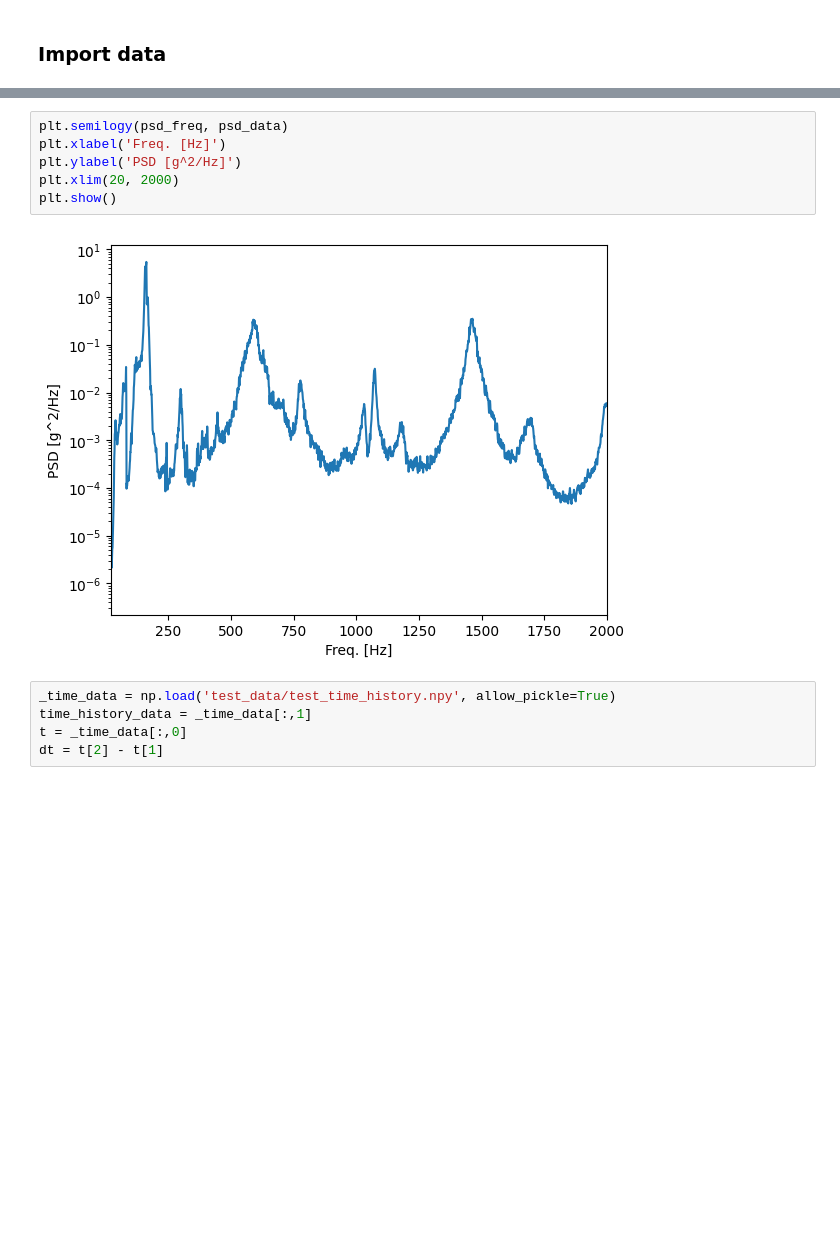
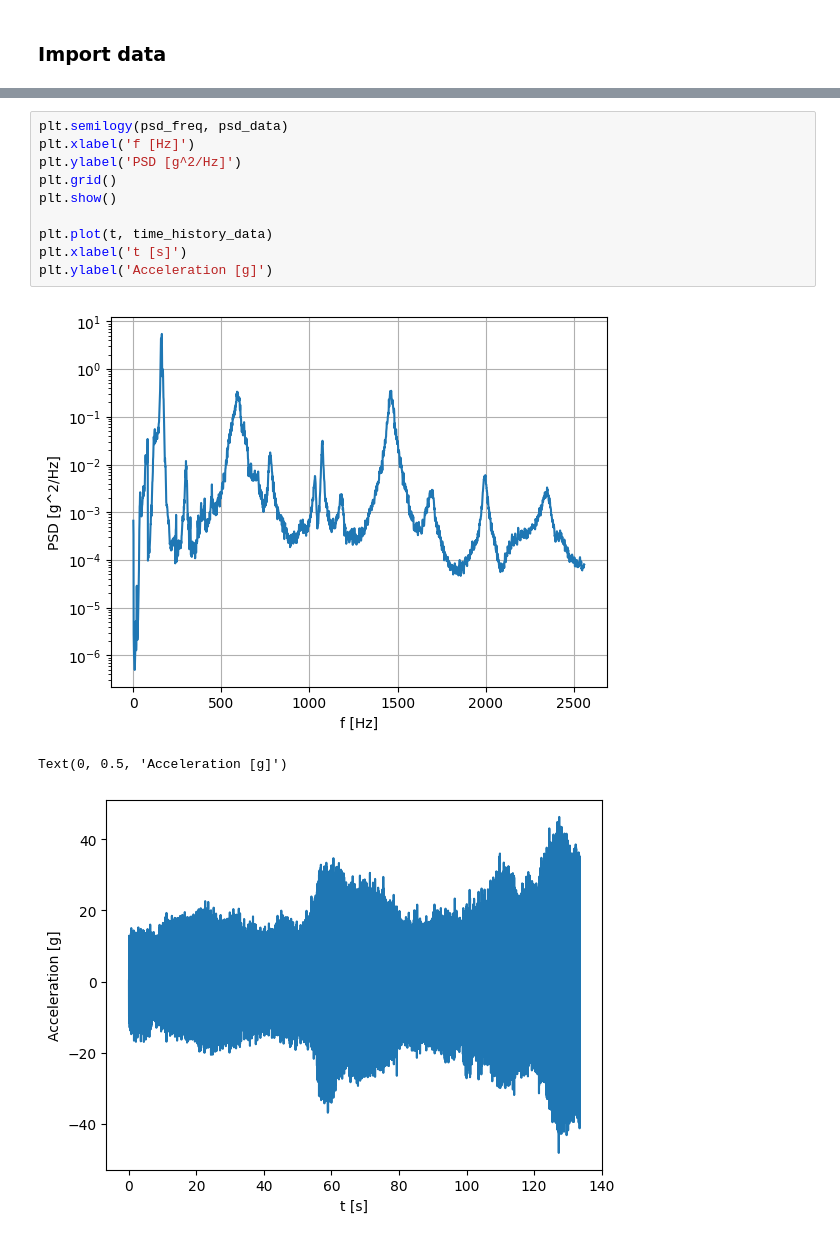
Before and after one commit to jasasonc/FatigueDS, a Jupyter notebook: Showcase Random.ipynb, the cells around one changed output, grey strips where cells are left out. Saved outputs shown, nothing was run; the diff lists cells and outputs as text; blank space fills up the shorter version.

```diff
--- a/Showcase Random.ipynb
+++ b/Showcase Random.ipynb
@@ -233,13 +227,14 @@ psd_data = _psd_data[:,1]
 # %%
 plt.semilogy(psd_freq, psd_data)
-plt.xlabel('Freq. [Hz]')
+plt.xlabel('f [Hz]')
 plt.ylabel('PSD [g^2/Hz]')
-plt.xlim(20, 2000)
+plt.grid()
 plt.show()
+
+plt.plot(t, time_history_data)
+plt.xlabel('t [s]')
+plt.ylabel('Acceleration [g]')
 # %% [output]
-[figure, old version]
+[figure, new version]
+Text(0, 0.5, 'Acceleration [g]')
+[figure, added]
-# %%
-_time_data = np.load('test_data/test_time_history.npy', allow_pickle=True)
-time_history_data = _time_data[:,1]
-t = _time_data[:,0]
-dt = t[2] - t[1]
```
Also changed, not shown: parts of 77 cells of this notebook, 1 other file.
